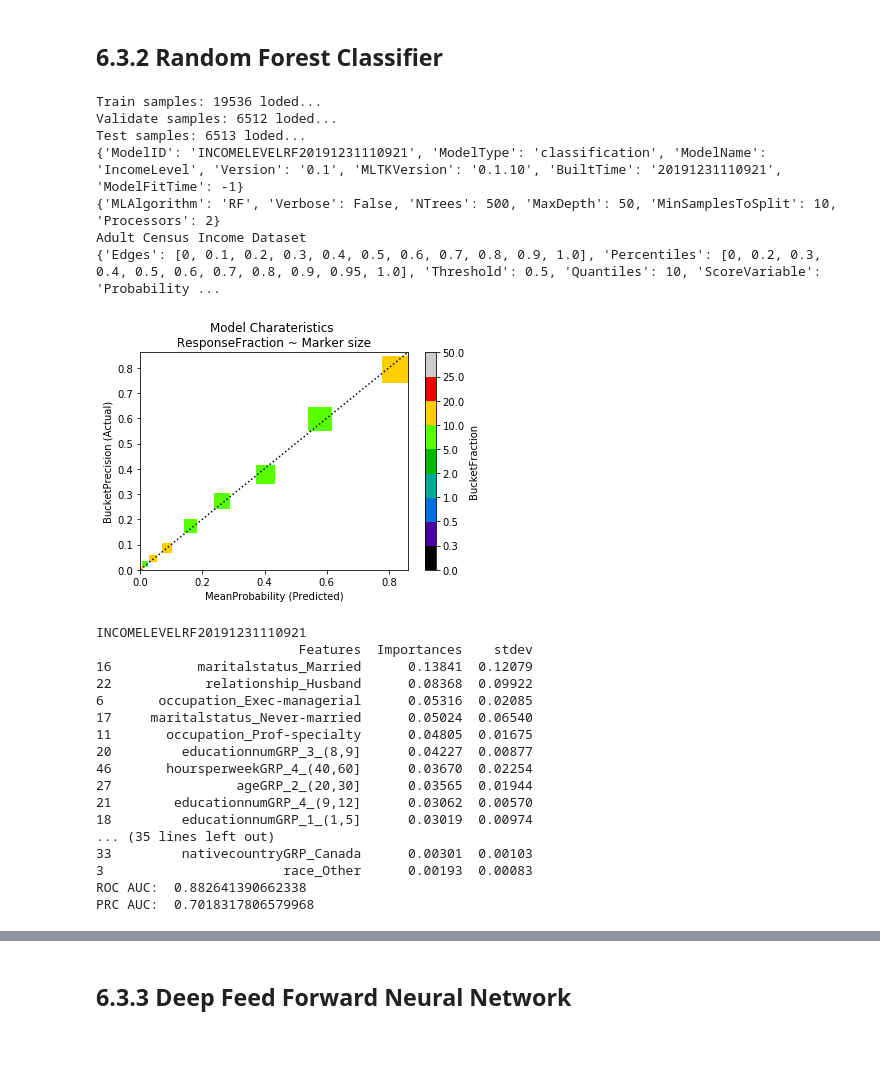
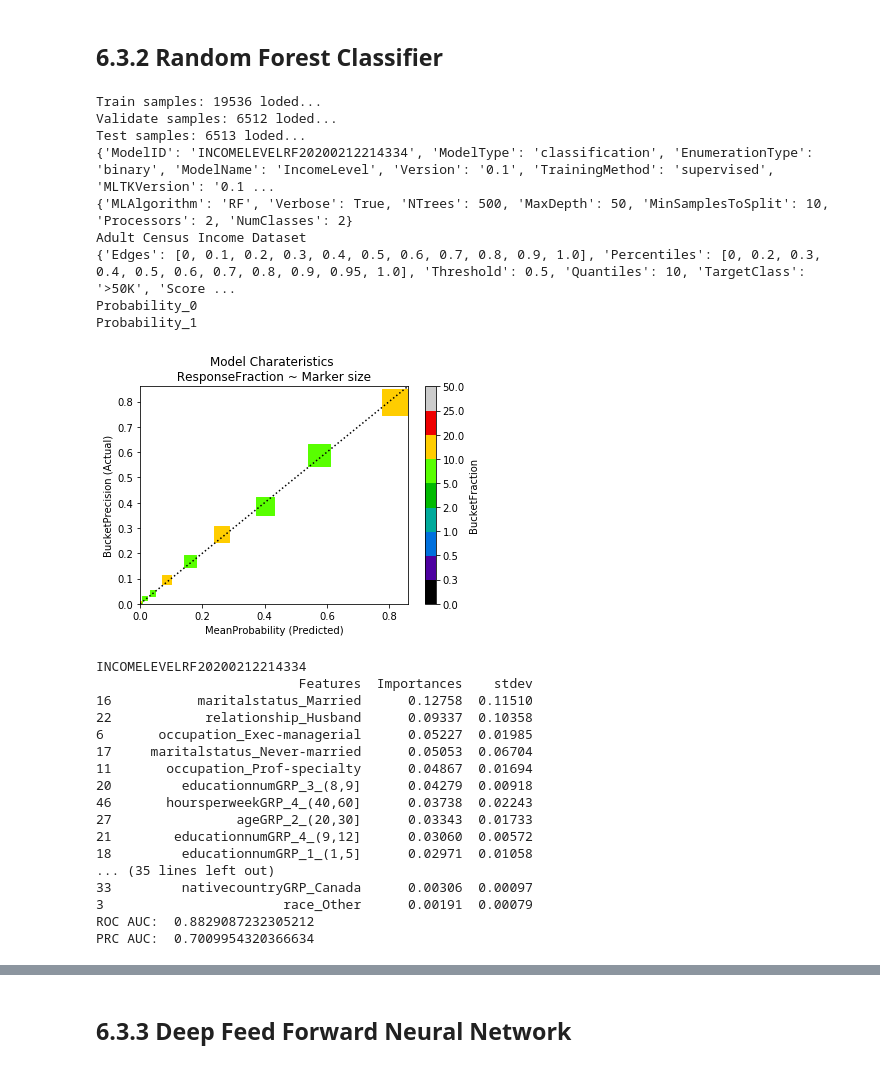
Before and after one commit to mltoolkit/MLToolKit, a Jupyter notebook: MLToolKit Example - Adult Census Income.ipynb, the cells around one changed output, grey strips where cells are left out. Saved outputs shown, nothing was run; the diff lists cells and outputs as text; code cells hidden in the pictures.

```diff
--- a/MLToolKit Example - Adult Census Income.ipynb
+++ b/MLToolKit Example - Adult Census Income.ipynb
@@ -939,6 +939,8 @@ modelVariables = [
 # %%
 sample_attributes = {'SampleDescription':'Adult Census Income Dataset',
                     'NumClasses':2,
+                    'ClassLabelsMap':{'<=50K':0, '>50K':1},
+                     'DataFormat':'table',
                     'RecordIdentifiers':identifierColumns,
                     'ModelDataStats':modelDataStats
                     }
@@ -947,6 +949,7 @@ score_parameters = {'Edges':[0, 0.1, 0.2, 0.3, 0.4, 0.5, 0.6, 0.7, 0.8, 0.9, 1.0
                     'Percentiles':[0, 0.2, 0.3, 0.4, 0.5, 0.6, 0.7, 0.8, 0.9, 0.95, 1.0],
                     'Threshold':0.5,
                    'Quantiles':10,
+                    'TargetClass': '>50K',
                    'ScoreVariable':'Probability',
                    'ScoreLabel':'Score',
                    'QuantileLabel':'Quantile',
@@ -955,9 +958,11 @@ score_parameters = {'Edges':[0, 0.1, 0.2, 0.3, 0.4, 0.5, 0.6, 0.7, 0.8, 0.9, 1.0
 
 model_attributes = {
                     'ModelID': None,
-                    'ModelType':'classification',
+                    'ModelType':'classification',# 'regression'
+                    'EnumerationType': 'binary', # 'multi' 'mono' None
                     'ModelName': 'IncomeLevel',
                     'Version':'0.1',
+                    'TrainingMethod': 'supervised'
                    }
 # %% [markdown]
 ## 6.3 Models
@@ -1036,32 +1042,35 @@ LGRModel.model_evaluation['RobustnessTable'].style.background_gradient(cmap='RdY
 # %%
 model_parameters = {'MLAlgorithm':'RF', # 'LGR', #  'DFF', # 'CNN', # 'CATBST', # 'XGBST'
                     'Verbose':False,
                     'NTrees':500,
                    'MaxDepth':50,
                    'MinSamplesToSplit':10,
-                   'Processors':2}
+                   'Processors':2,
+                   'Verbose':True}
 
 RFModel = mltk.build_ml_model(TrainDataset, ValidateDataset, TestDataset,
                                   model_variables=modelVariables,
                                   variable_setup = None,
                                   target_variable=targetVariable,
                                   model_attributes=model_attributes,
                                   sample_attributes=sample_attributes,
                                   model_parameters=model_parameters,
                                   score_parameters=score_parameters,
                                   return_model_object=True,
                                   show_results=False,
                                   show_plot=True
                                   )
 # %% [output]
 Train samples: 19536 loded...
 Validate samples: 6512 loded...
 Test samples: 6513 loded...
-{'ModelID': 'INCOMELEVELRF20191231110921', 'ModelType': 'classification', 'ModelName': 'IncomeLevel', 'Version': '0.1', 'MLTKVersion': '0.1.10', 'BuiltTime': '20191231110921', 'ModelFitTime': -1}
-{'MLAlgorithm': 'RF', 'Verbose': False, 'NTrees': 500, 'MaxDepth': 50, 'MinSamplesToSplit': 10, 'Processors': 2}
+{'ModelID': 'INCOMELEVELRF20200212214334', 'ModelType': 'classification', 'EnumerationType': 'binary', 'ModelName': 'IncomeLevel', 'Version': '0.1', 'TrainingMethod': 'supervised', 'MLTKVersion': '0.1 ...
+{'MLAlgorithm': 'RF', 'Verbose': True, 'NTrees': 500, 'MaxDepth': 50, 'MinSamplesToSplit': 10, 'Processors': 2, 'NumClasses': 2}
 Adult Census Income Dataset
-{'Edges': [0, 0.1, 0.2, 0.3, 0.4, 0.5, 0.6, 0.7, 0.8, 0.9, 1.0], 'Percentiles': [0, 0.2, 0.3, 0.4, 0.5, 0.6, 0.7, 0.8, 0.9, 0.95, 1.0], 'Threshold': 0.5, 'Quantiles': 10, 'ScoreVariable': 'Probability ...
+{'Edges': [0, 0.1, 0.2, 0.3, 0.4, 0.5, 0.6, 0.7, 0.8, 0.9, 1.0], 'Percentiles': [0, 0.2, 0.3, 0.4, 0.5, 0.6, 0.7, 0.8, 0.9, 0.95, 1.0], 'Threshold': 0.5, 'Quantiles': 10, 'TargetClass': '>50K', 'Score ...
+Probability_0
+Probability_1
-[figure, old version]
+[figure, new version]
 # %%
 print(RFModel.model_attributes['ModelID'])
 print(RFModel.model_interpretation['ModelSummary'])
@@ -1069,23 +1078,23 @@ print('ROC AUC: ', RFModel.get_auc(curve='roc'))
 print('PRC AUC: ', RFModel.get_auc(curve='prc'))
 #print(RFModel.model_evaluation['RobustnessTable'])
 # %% [output]
-INCOMELEVELRF20191231110921
+INCOMELEVELRF20200212214334
                           Features  Importances    stdev
-16           maritalstatus_Married      0.13841  0.12079
-22            relationship_Husband      0.08368  0.09922
-6       occupation_Exec-managerial      0.05316  0.02085
-17     maritalstatus_Never-married      0.05024  0.06540
-11       occupation_Prof-specialty      0.04805  0.01675
-20         educationnumGRP_3_(8,9]      0.04227  0.00877
-46       hoursperweekGRP_4_(40,60]      0.03670  0.02254
-27                ageGRP_2_(20,30]      0.03565  0.01944
-21        educationnumGRP_4_(9,12]      0.03062  0.00570
-18         educationnumGRP_1_(1,5]      0.03019  0.00974
+16           maritalstatus_Married      0.12758  0.11510
+22            relationship_Husband      0.09337  0.10358
+6       occupation_Exec-managerial      0.05227  0.01985
+17     maritalstatus_Never-married      0.05053  0.06704
+11       occupation_Prof-specialty      0.04867  0.01694
+20         educationnumGRP_3_(8,9]      0.04279  0.00918
+46       hoursperweekGRP_4_(40,60]      0.03738  0.02243
+27                ageGRP_2_(20,30]      0.03343  0.01733
+21        educationnumGRP_4_(9,12]      0.03060  0.00572
+18         educationnumGRP_1_(1,5]      0.02971  0.01058
 ... (35 lines left out)
-33         nativecountryGRP_Canada      0.00301  0.00103
-3                       race_Other      0.00193  0.00083
-ROC AUC:  0.882641390662338
-PRC AUC:  0.7018317806579968
+33         nativecountryGRP_Canada      0.00306  0.00097
+3                       race_Other      0.00191  0.00079
+ROC AUC:  0.8829087232305212
+PRC AUC:  0.7009954320366634
 # %%
 RFModel.model_evaluation['RobustnessTable'].style.background_gradient(cmap='RdYlGn').set_precision(3)
 # %% [output]
```
Also changed, not shown: parts of 45 cells of this notebook, 4 other files.
